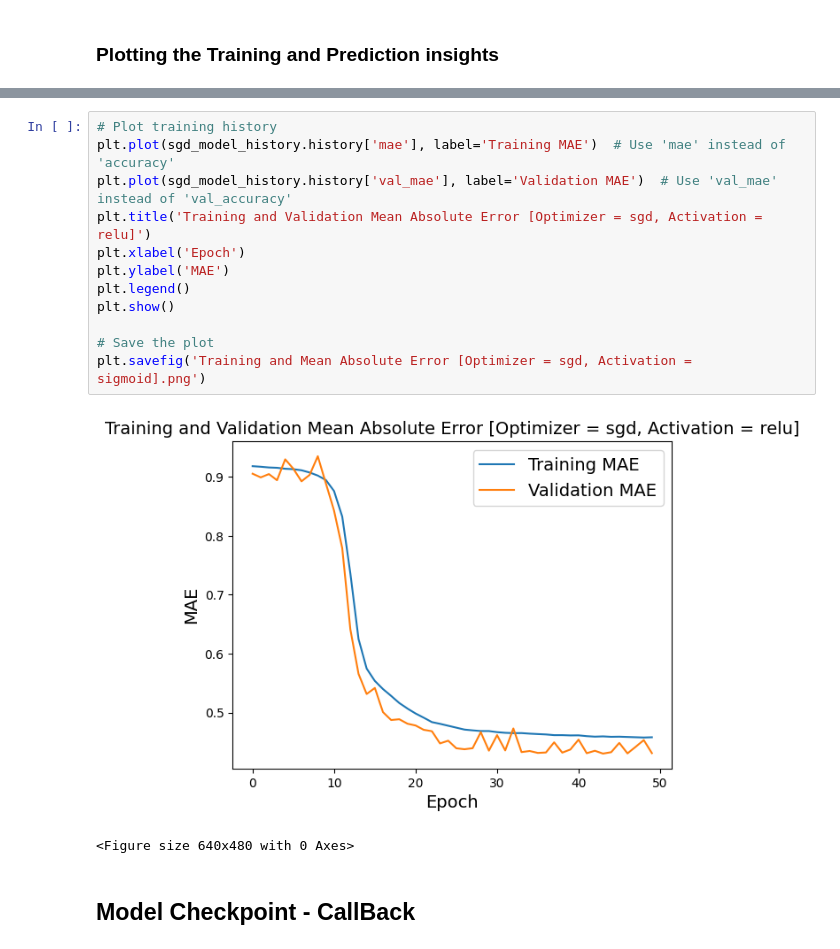
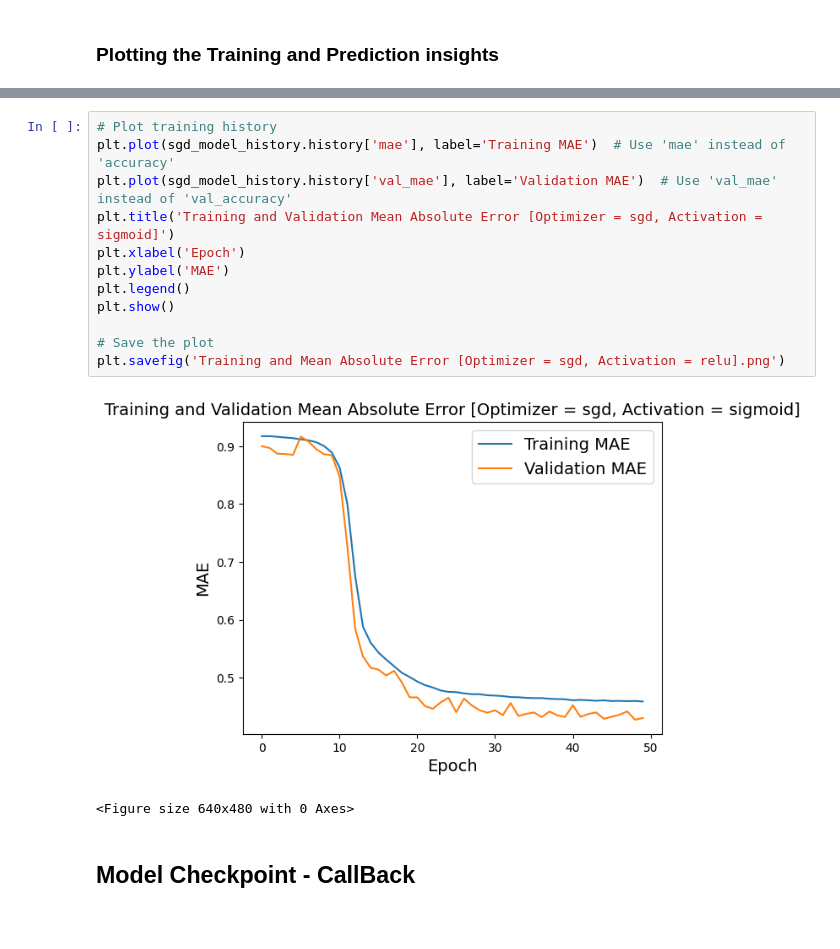
Before and after one commit to moheed-ali/AIML-Notebook-Collection, a Jupyter notebook: california.ipynb, the cells around one changed output, grey strips where cells are left out. Cells and saved outputs as stored; diff of their text form; blank space fills up the shorter version.

```diff
--- a/california.ipynb
+++ b/california.ipynb
@@ -491,17 +499,17 @@ plt.savefig('Training and Validation Loss [Optimizer = sgd, Activation = sigmoid
 # %%
 # Plot training history
 plt.plot(sgd_model_history.history['mae'], label='Training MAE')  # Use 'mae' instead of 'accuracy'
 plt.plot(sgd_model_history.history['val_mae'], label='Validation MAE')  # Use 'val_mae' instead of 'val_accuracy'
-plt.title('Training and Validation Mean Absolute Error [Optimizer = sgd, Activation = relu]')
+plt.title('Training and Validation Mean Absolute Error [Optimizer = sgd, Activation = sigmoid]')
 plt.xlabel('Epoch')
 plt.ylabel('MAE')
 plt.legend()
 plt.show()
 
 # Save the plot
-plt.savefig('Training and Mean Absolute Error [Optimizer = sgd, Activation = sigmoid].png')
+plt.savefig('Training and Mean Absolute Error [Optimizer = sgd, Activation = relu].png')
 # %% [output]
-[figure, old version]
+[figure, new version]
 <Figure size 640x480 with 0 Axes>
 # %% [markdown]
 ## **Model Checkpoint - CallBack**
```
Also changed, not shown: parts of 29 cells of this notebook.
